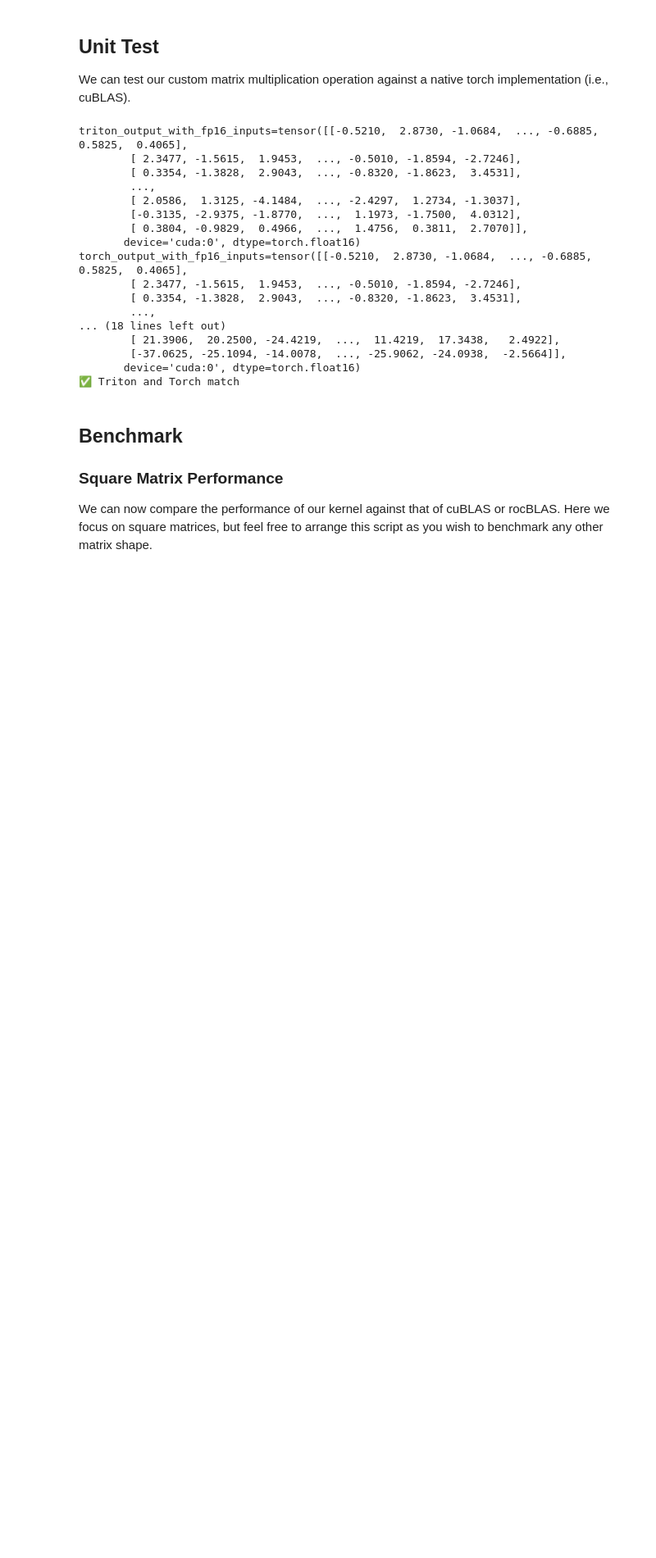
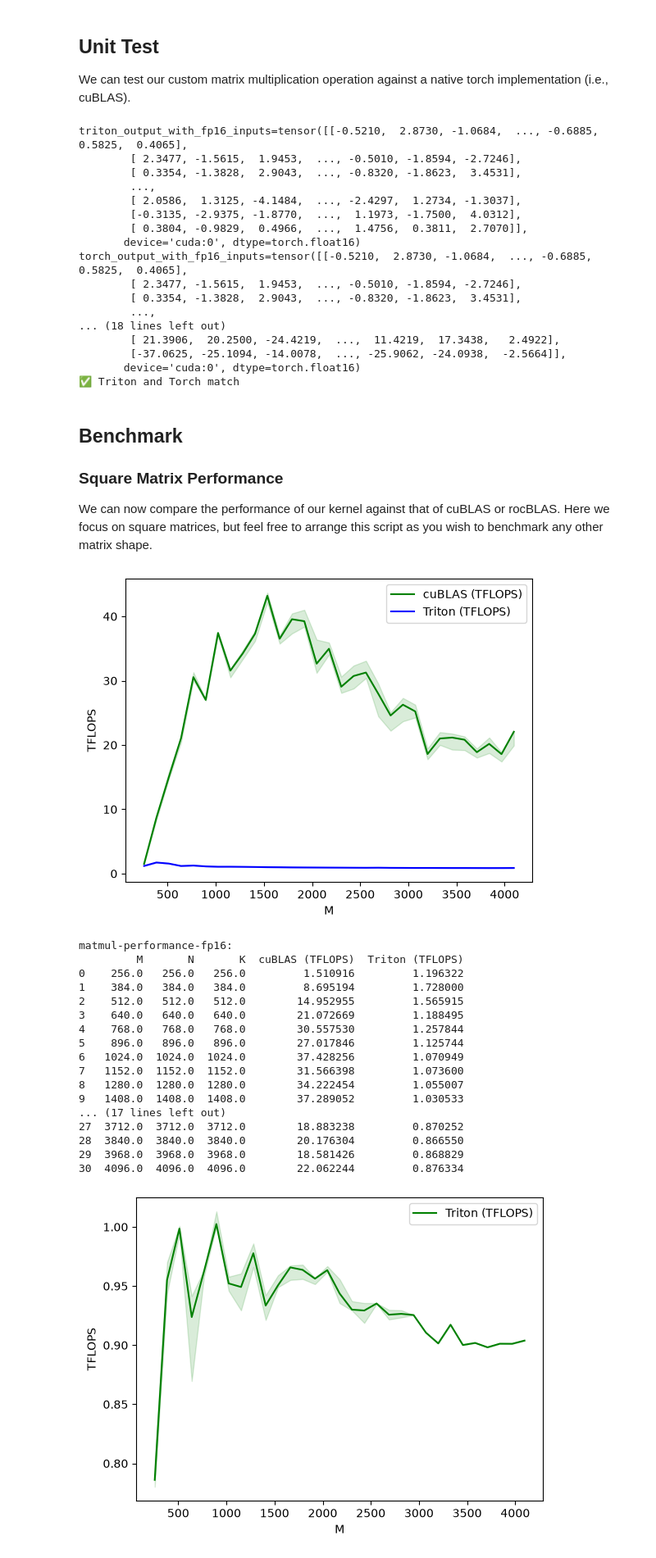
Before and after one commit to Frank-Joe-99/Triton_form_0_to_1, a Jupyter notebook: 03-matrix-multiplication/matrix-multiplication.ipynb, the cells around one changed output. Shown at 82% size. Cells and saved outputs as stored; diff of their text form; code cells hidden in the pictures; blank space fills up the shorter version.

Commit message:
group matmul finished

```diff
--- a/03-matrix-multiplication/matrix-multiplication.ipynb
+++ b/03-matrix-multiplication/matrix-multiplication.ipynb
@@ -812,25 +924,32 @@ def matmul(a, b, activation=""):
 We can test our custom matrix multiplication operation against a native torch implementation (i.e., cuBLAS).
 # %%
 torch.manual_seed(0)
-a = torch.rand((512, 512), device=DEVICE, dtype=torch.float16) - 0.5
-b = torch.rand((512, 512), device=DEVICE, dtype=torch.float16) - 0.5
+a = torch.rand((512, 512), device='cuda', dtype=torch.float16)-0.5
+b = torch.rand((512, 512), device='cuda', dtype=torch.float16)-0.5
 triton_output = matmul(a, b)
 torch_output = torch.matmul(a, b)
 print(f"triton_output_with_fp16_inputs={triton_output}")
 print(f"torch_output_with_fp16_inputs={torch_output}")
-
-if torch.allclose(triton_output, torch_output, atol=1e-2, rtol=0):
+# Bigger tolerance for AMD MI200 devices.
+# 对于 AMD MI200 设备，使用更大的容差。
+# MI200 devices use reduced precision fp16 and bf16 and flush input and
+# output denormal values to zero. Detailed info is at: https://pytorch.org/docs/stable/notes/numerical_accuracy.html#reduced-precision-fp16-and-bf16-gemms-and-convolutions-on-amd-instinct-mi200-devices
+# MI200 设备使用降低精度的 FP16 和 BF16，并将输入和输出的非规格化值清零。详细信息在以下链接：https://pytorch.org/docs/stable/notes/numerical_accuracy.html#reduced-precision-fp16-and-bf16-gemms-and-convolutions-on-amd-instinct-mi200-devices
+rtol = 1e-2 if is_hip_mi200() else 0
+if torch.allclose(triton_output, torch_output, atol=1e-2, rtol=rtol):
     print("✅ Triton and Torch match")
 else:
     print("❌ Triton and Torch differ")
 
+
 TORCH_HAS_FP8 = hasattr(torch, "float8_e5m2")
 if TORCH_HAS_FP8 and is_cuda():
     torch.manual_seed(0)
-    a = torch.randn((512, 512), device=DEVICE, dtype=torch.float16)
-    b = torch.randn((512, 512), device=DEVICE, dtype=torch.float16)
+    a = torch.randn((512, 512), device="cuda", dtype=torch.float16)
+    b = torch.randn((512, 512), device="cuda", dtype=torch.float16)
     a = a.to(torch.float8_e5m2)
     # pre-transpose b for efficiency.
+    # 提前转置 b 提高效率
     b = b.T
     b = b.to(torch.float8_e5m2)
     triton_output = matmul(a, b)
@@ -868,43 +987,66 @@ We can now compare the performance of our kernel against that of cuBLAS or rocBL
 but feel free to arrange this script as you wish to benchmark any other matrix shape.
 # %%
 ref_lib = 'cuBLAS' if is_cuda() else 'rocBLAS'
+
 
 configs = []
 for fp8_inputs in [False, True]:
     if fp8_inputs and (not TORCH_HAS_FP8 or not is_cuda()):
         continue
     configs.append(
         triton.testing.Benchmark(
-            x_names=["M", "N", "K"],  # Argument names to use as an x-axis for the plot
-            x_vals=[128 * i for i in range(2, 33)],  # Different possible values for `x_name`
-            line_arg="provider",  # Argument name whose value corresponds to a different line in the plot
-            # Possible values for `line_arg`
-            # Don't compare to cublas for fp8 cases as torch.matmul doesn't support fp8 at the moment.
+            x_names=["M", "N", "K"],  # Argument names to use as an x-axis for the plot 作为绘图 x 轴的参数名
+            x_vals=[128 * i for i in range(2, 33)],  # Different possible values for `x_name` `x_names` 参数的不同可能值
+            line_arg="provider",  # Argument name whose value corresponds to a different line in the plot 对应绘图中不同线的参数名
+            # Possible values for `line_arg` `line_arg` 的可能值
+            # Don't compare to cublas for fp8 cases as torch.matmul doesn't support fp8 at the moment. 在 fp8 情况下不与 cuBLAS 比较，因为 torch.matmul 目前不支持 fp8。
             line_vals=["triton"] if fp8_inputs else [ref_lib.lower(), "triton"],  # Label name for the lines
             line_names=["Triton"] if fp8_inputs else [ref_lib, "Triton"],  # Line styles
             styles=[("green", "-"), ("blue", "-")],
-            ylabel="TFLOPS",  # Label name for the y-axis
+            ylabel="TFLOPS",  # Label name for the y-axis y 轴的标签名称
             plot_name="matmul-performance-" +
-            ("fp16" if not fp8_inputs else "fp8"),  # Name for the plot, used also as a file name for saving the plot.
+            ("fp16" if not fp8_inputs else "fp8"),  # Name for the plot, used also as a file 绘图名称，也用作保存绘图的文件名 name for saving the plot.
             args={"fp8_inputs": fp8_inputs},
         ))
 
 
+
+
 @triton.testing.perf_report(configs)
 def benchmark(M, N, K, provider, fp8_inputs):
-    a = torch.randn((M, K), device=DEVICE, dtype=torch.float16)
-    b = torch.randn((K, N), device=DEVICE, dtype=torch.float16)
+    a = torch.randn((M, K), device='cuda', dtype=torch.float16)
+    b = torch.randn((K, N), device='cuda', dtype=torch.float16)
     if TORCH_HAS_FP8 and fp8_inputs:
         a = a.to(torch.float8_e5m2)
         b = b.T
         b = b.to(torch.float8_e5m2)
     quantiles = [0.5, 0.2, 0.8]
     if provider == ref_lib.lower():
         ms, min_ms, max_ms = triton.testing.do_bench(lambda: torch.matmul(a, b), quantiles=quantiles)
     if provider == 'triton':
         ms, min_ms, max_ms = triton.testing.do_bench(lambda: matmul(a, b), quantiles=quantiles)
     perf = lambda ms: 2 * M * N * K * 1e-12 / (ms * 1e-3)
     return perf(ms), perf(max_ms), perf(min_ms)
 
 
 benchmark.run(show_plots=True, print_data=True)
+# %% [output]
+[figure, added]
+matmul-performance-fp16:
+         M       N       K  cuBLAS (TFLOPS)  Triton (TFLOPS)
+0    256.0   256.0   256.0         1.510916         1.196322
+1    384.0   384.0   384.0         8.695194         1.728000
+2    512.0   512.0   512.0        14.952955         1.565915
+3    640.0   640.0   640.0        21.072669         1.188495
+4    768.0   768.0   768.0        30.557530         1.257844
+5    896.0   896.0   896.0        27.017846         1.125744
+6   1024.0  1024.0  1024.0        37.428256         1.070949
+7   1152.0  1152.0  1152.0        31.566398         1.073600
+8   1280.0  1280.0  1280.0        34.222454         1.055007
+9   1408.0  1408.0  1408.0        37.289052         1.030533
+... (17 lines left out)
+27  3712.0  3712.0  3712.0        18.883238         0.870252
+28  3840.0  3840.0  3840.0        20.176304         0.866550
+29  3968.0  3968.0  3968.0        18.581426         0.868829
+30  4096.0  4096.0  4096.0        22.062244         0.876334
+[figure, added]
```
Also changed, not shown: parts of 7 cells of this notebook.
